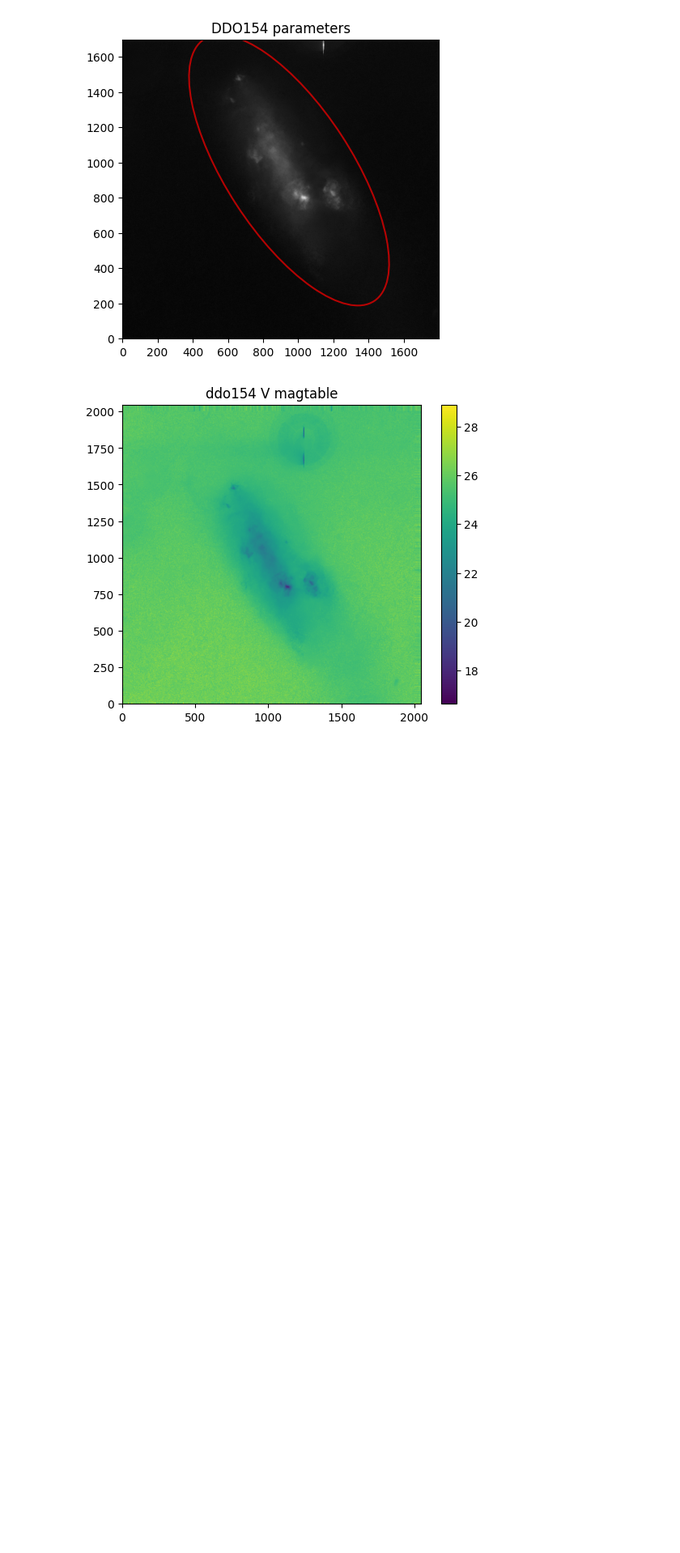
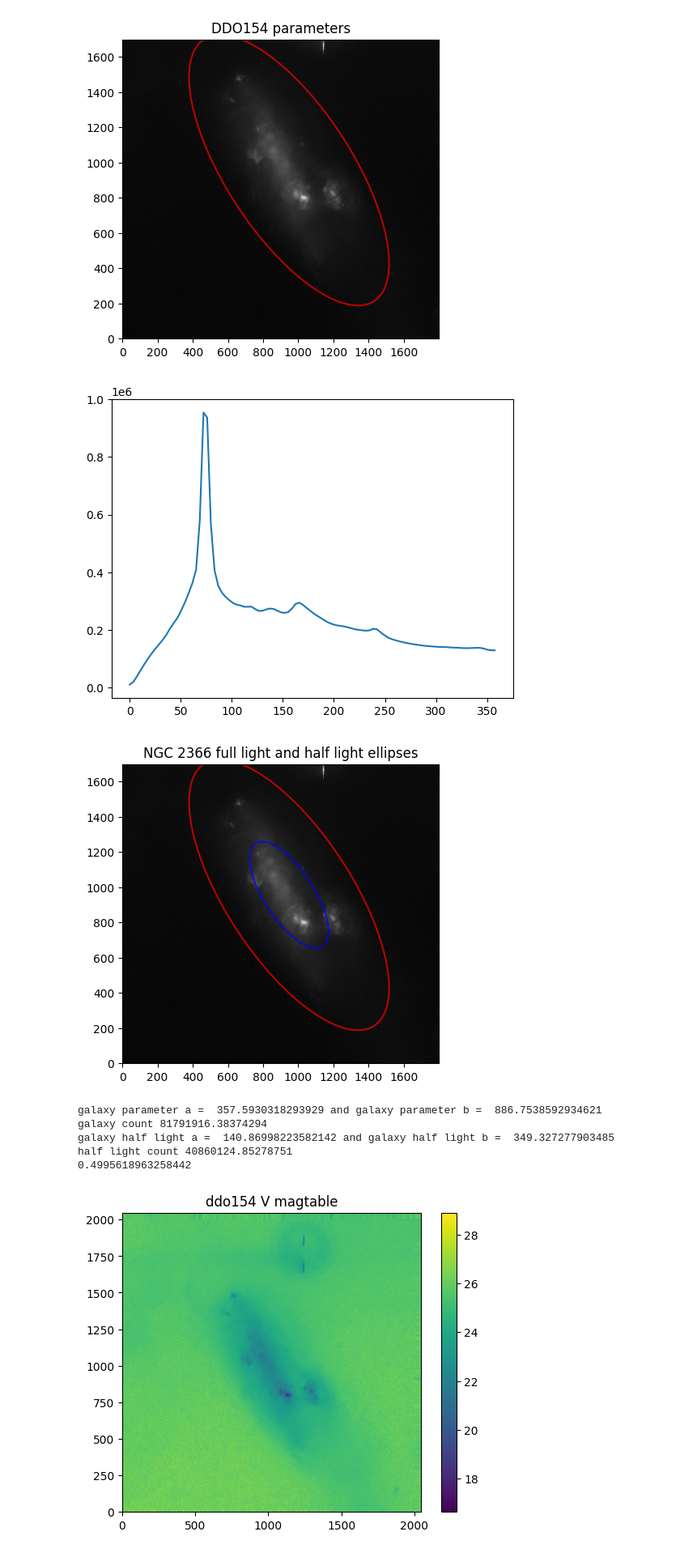
Before and after one commit to SUT-LTG/Aysan-Little-Things, a Jupyter notebook: NGC_2366.ipynb, the cells around one changed output. Shown at 81% size. Drawn from its saved outputs; the diff is of its cells as text; code cells hidden in the pictures; blank space fills up the shorter version.

Commit message:
attempts to find the PA

```diff
--- a/NGC_2366.ipynb
+++ b/NGC_2366.ipynb
@@ -284,6 +284,51 @@ plt.show()
 Minimum after peak: 127811.6027815896 at index 99
 galaxy parameter a =  357.5930318293929 and galaxy parameter b =  886.7538592934621
 [figure]
+# %%
+gradient_sum = np.gradient(sum_values, a_list)
+plt.plot(a_list, gradient_sum)
+plt.show()
+import numpy as np
+from scipy.signal import find_peaks
+peaks, _ = find_peaks(gradient_sum)
+peak_index = peaks[0]
+min_after_peak = np.min(gradient_sum[peak_index + 1:])
+min_index_after_peak = np.where(gradient_sum == min_after_peak)[0][0]
+
+galaxy_parameter_a = a_list[min_index_after_peak]
+galaxy_parameter_b = galaxy_parameter_a*ba_ratio
+
+whole_galaxy = sum_values[min_index_after_peak]
+
+half_light_estimated = whole_galaxy/2
+half_light_index = min(range(len(sum_values)), key=lambda i: abs(sum_values[i] - half_light_estimated))
+
+a_half_light = a_list[half_light_index]
+b_half_light = a_half_light * ba_ratio
+
+ellipse_aper_full_light = EllipticalAperture(elliptical_center, galaxy_parameter_a, galaxy_parameter_b, theta)
+ellipse_aper_half_light = EllipticalAperture(elliptical_center, a_half_light, b_half_light, theta)
+norm = ImageNormalize(vmin=0., stretch=LogStretch())
+plt.imshow(bigger_v_box, cmap='gray', origin = "lower" , norm = norm)
+ellipse_aper_full_light.plot(color='red', lw=1.5, alpha=0.7)
+ellipse_aper_half_light.plot(color='blue', lw=1.5, alpha=0.7)
+plt.title("%s full light and half light ellipses" %(galaxy_name))
+plt.show()
+
+print("galaxy parameter a = ", galaxy_parameter_a, "and galaxy parameter b = " , galaxy_parameter_b)
+print("galaxy count", sum_values[min_index_after_peak])
+print("galaxy half light a = ", a_half_light, "and galaxy half light b = " , b_half_light)
+print("half light count", sum_values[half_light_index])
+ratio = sum_values[half_light_index]/whole_galaxy
+print(ratio)
+# %% [output]
+[figure, added]
+[figure, added]
+galaxy parameter a =  357.5930318293929 and galaxy parameter b =  886.7538592934621
+galaxy count 81791916.38374294
+galaxy half light a =  140.86998223582142 and galaxy half light b =  349.327277903485
+half light count 40860124.85278751
+0.4995618963258442
 # %%
 airmass_values=[1.32, 1.26, 1.25]
 exposures = [1800, 480, 180]
```
Also changed, not shown: 1 other file.
